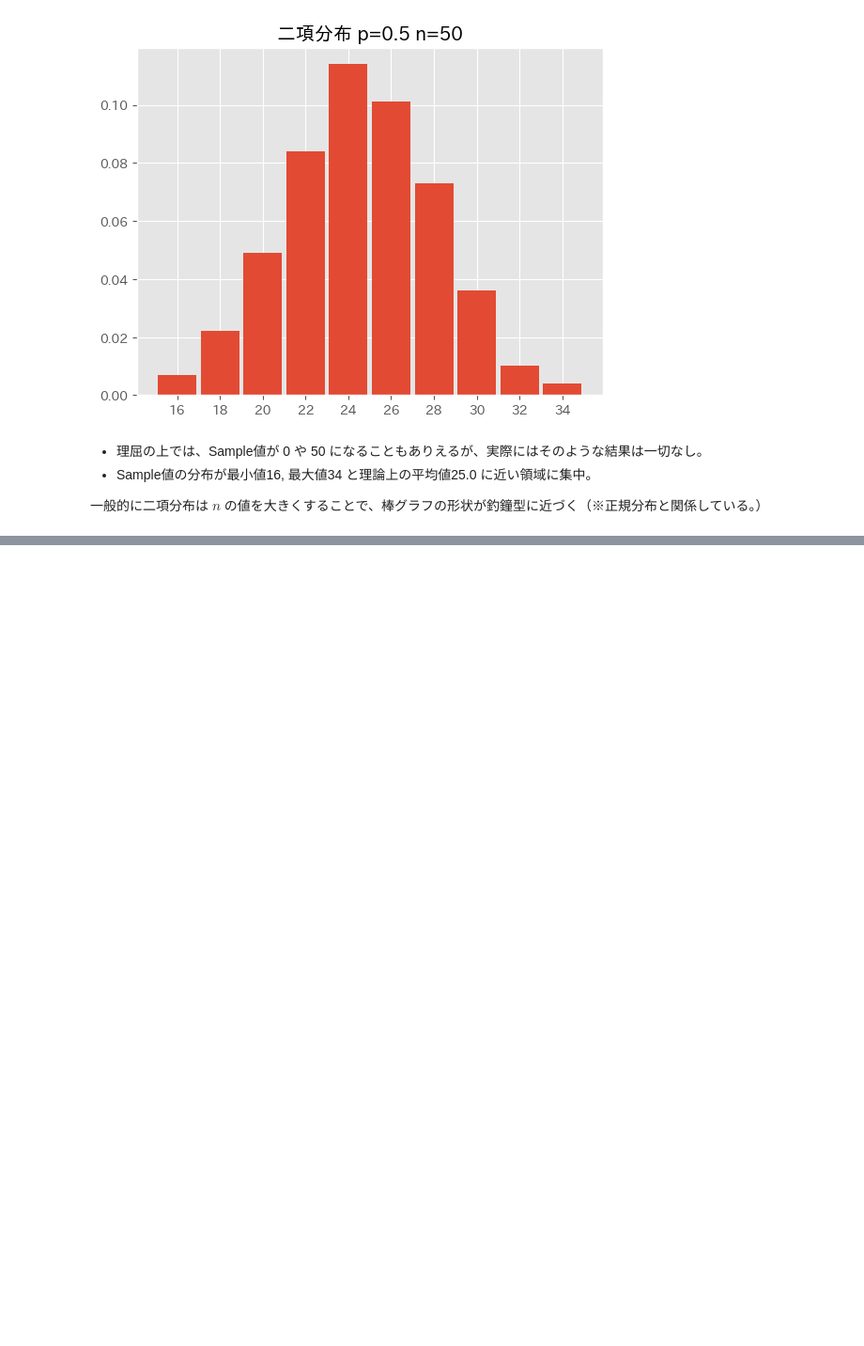
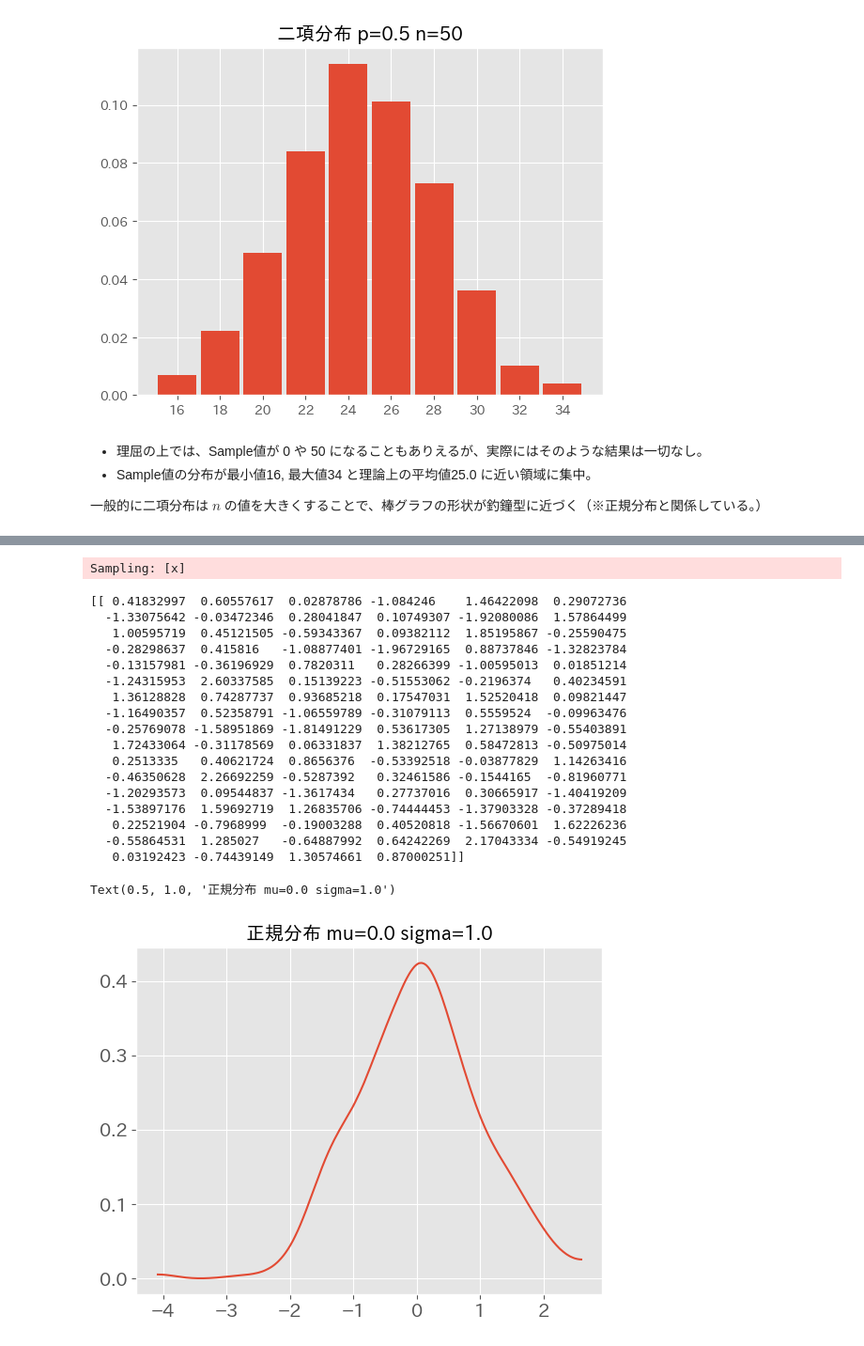
Before and after one commit to 1024xx4/py_bayes_intro, a Jupyter notebook: notebook.ipynb, the cells around one changed output, grey strips where cells are left out. Shown: that part at 94% size. Saved outputs shown, nothing was run; the diff lists cells and outputs as text; code cells hidden in the pictures; blank space fills up the shorter version.

Commit message:
Feat: 正規分布（pm.Normal Class）を表現する

```diff
--- a/notebook.ipynb
+++ b/notebook.ipynb
@@ -379,0 +438,48 @@ Text(0.5, 1.0, '二項分布 p=0.5 n=50')
+# %%
+# PyMC による正規分布の確率 Model 定義
+
+# parameter設定
+mu = 0.0
+sigma = 1.0
+
+model_norm = pm.Model()
+with model_norm:
+    # pm.Normal: 正規分布
+    # mu: 平均
+    # sigma: 標準偏差
+    x = pm.Normal('x', mu=mu, sigma=sigma)
+# %%
+# Sampling & Sampling結果の分析
+with model_norm:
+    # Sampling
+    prior_samples_norm = pm.sample_prior_predictive(random_seed=42)
+
+# Sample値抽出
+x_samples_norm = prior_samples_norm['prior']['x'].values
+# 桁数が多いので先頭100個のみ出力
+print(x_samples_norm[:, :100])
+
+# Sample結果の可視化
+ax = az.plot_dist(x_samples_norm)
+ax.set_title(f'正規分布 mu={mu} sigma={sigma}')
+# %% [output]
+Sampling: [x]
+[[ 0.41832997  0.60557617  0.02878786 -1.084246    1.46422098  0.29072736
+  -1.33075642 -0.03472346  0.28041847  0.10749307 -1.92080086  1.57864499
+   1.00595719  0.45121505 -0.59343367  0.09382112  1.85195867 -0.25590475
+  -0.28298637  0.415816   -1.08877401 -1.96729165  0.88737846 -1.32823784
+  -0.13157981 -0.36196929  0.7820311   0.28266399 -1.00595013  0.01851214
+  -1.24315953  2.60337585  0.15139223 -0.51553062 -0.2196374   0.40234591
+   1.36128828  0.74287737  0.93685218  0.17547031  1.52520418  0.09821447
+  -1.16490357  0.52358791 -1.06559789 -0.31079113  0.5559524  -0.09963476
+  -0.25769078 -1.58951869 -1.81491229  0.53617305  1.27138979 -0.55403891
+   1.72433064 -0.31178569  0.06331837  1.38212765  0.58472813 -0.50975014
+   0.2513335   0.40621724  0.8656376  -0.53392518 -0.03877829  1.14263416
+  -0.46350628  2.26692259 -0.5287392   0.32461586 -0.1544165  -0.81960771
+  -1.20293573  0.09544837 -1.3617434   0.27737016  0.30665917 -1.40419209
+  -1.53897176  1.59692719  1.26835706 -0.74444453 -1.37903328 -0.37289418
+   0.22521904 -0.7968999  -0.19003288  0.40520818 -1.56670601  1.62226236
+  -0.55864531  1.285027   -0.64887992  0.64242269  2.17043334 -0.54919245
+   0.03192423 -0.74439149  1.30574661  0.87000251]]
+Text(0.5, 1.0, '正規分布 mu=0.0 sigma=1.0')
+[figure, added]
```
Also changed, not shown: parts of 14 cells of this notebook.
